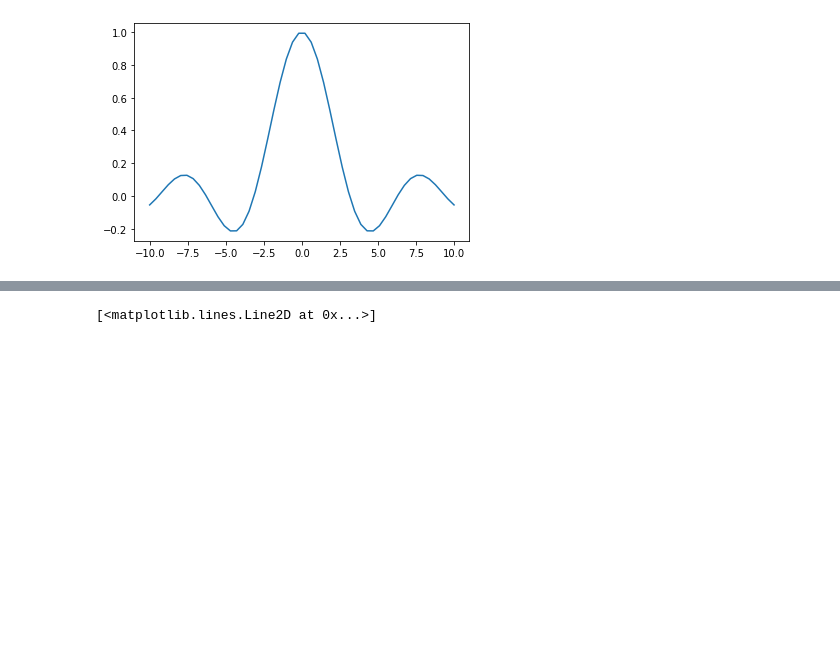
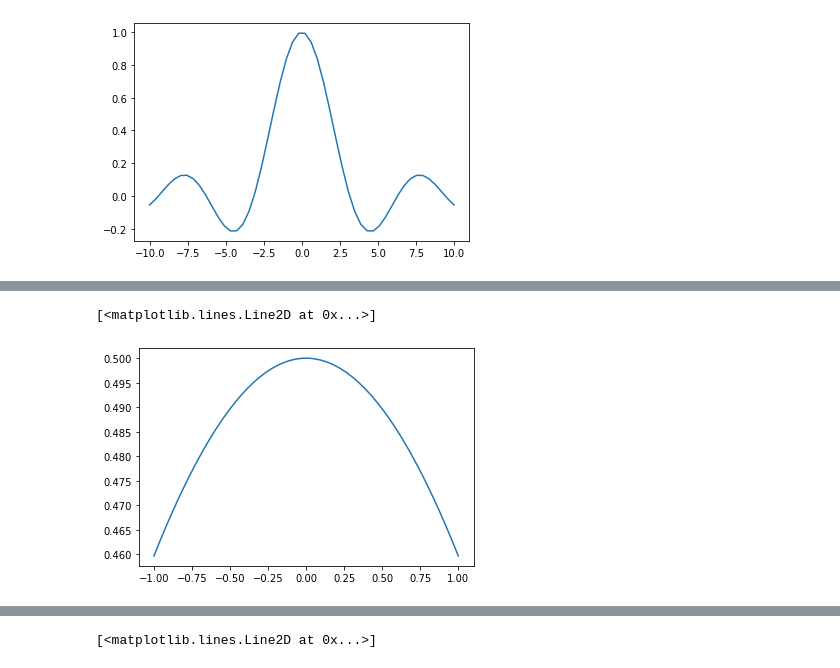
Before and after one commit to AnnieBMCC/pycalclab, a Jupyter notebook: mat301c-soln.ipynb, the cells around one changed output, grey strips where cells are left out. Drawn from its saved outputs; the diff is of its cells as text; code cells hidden in the pictures; blank space fills up the shorter version.

```diff
--- a/mat301c-soln.ipynb
+++ b/mat301c-soln.ipynb
@@ -275,0 +188,10 @@ $\quad$ _They didnt; I just guessed_
+# %%
+def f(x):
+    return (1 - cos(x))/x**2
+# %%
+x = linspace(-1,1)
+y = f(x)
+plot(x,y)
+# %% [output]
+[<matplotlib.lines.Line2D at 0x...>]
+[figure, added]
```
Also changed, not shown: parts of 83 cells of this notebook, 1 other file.
